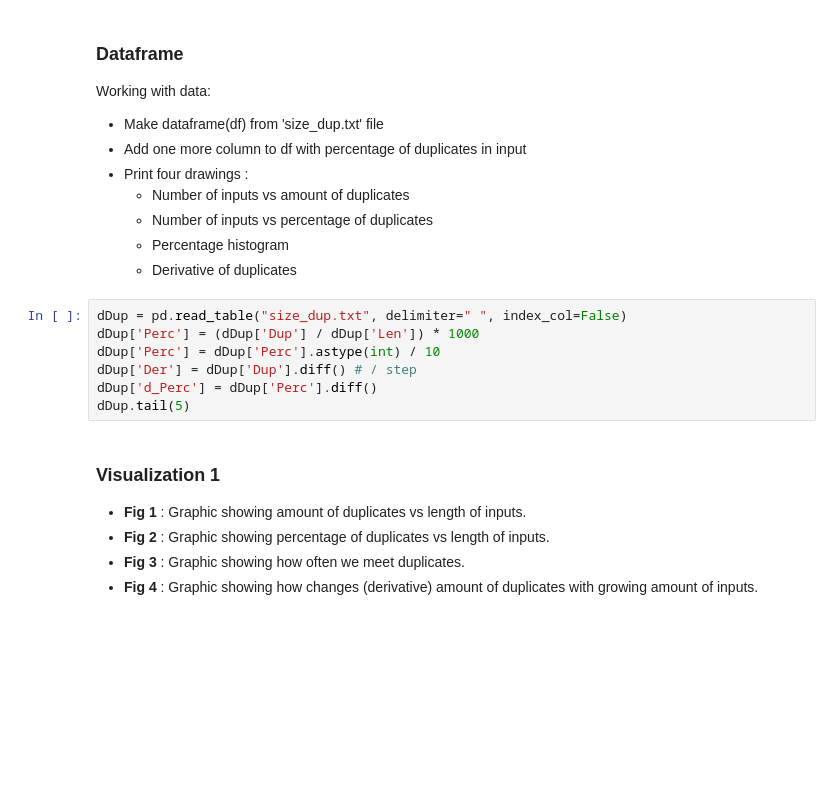
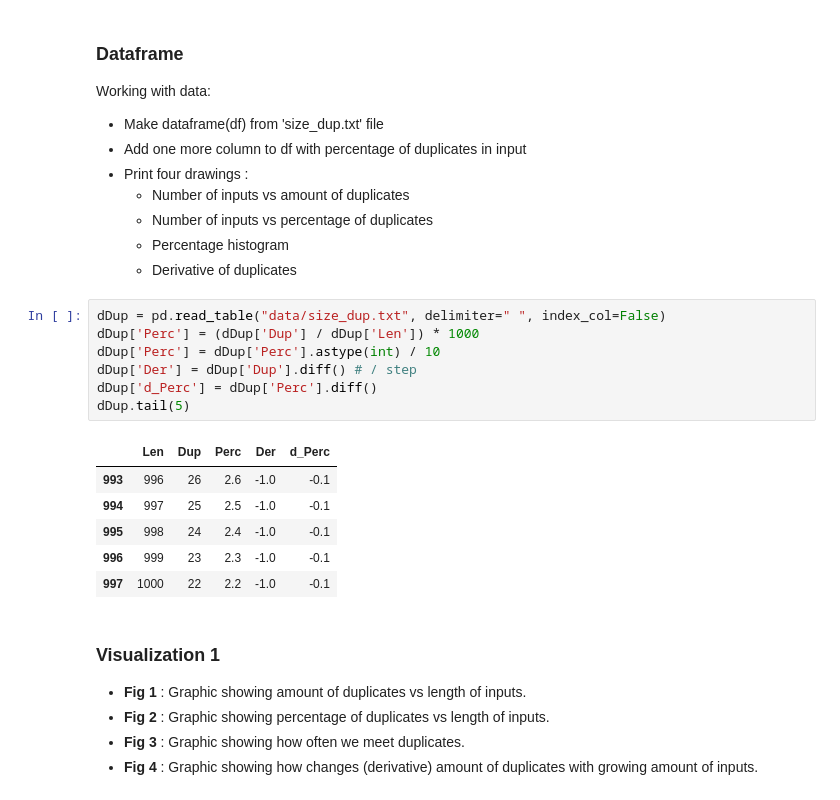
Before and after one commit to vbekasov/cpp, a Jupyter notebook: bt_analise.ipynb, the cells around one changed output. Saved outputs shown, nothing was run; the diff lists cells and outputs as text; blank space fills up the shorter version.

```diff
--- a/bt_analise.ipynb
+++ b/bt_analise.ipynb
@@ -68,12 +70,19 @@ Working with data:
     * Percentage histogram
     * Derivative of duplicates
 # %%
-dDup = pd.read_table("size_dup.txt", delimiter=" ", index_col=False)
+dDup = pd.read_table("data/size_dup.txt", delimiter=" ", index_col=False)
 dDup['Perc'] = (dDup['Dup'] / dDup['Len']) * 1000
 dDup['Perc'] = dDup['Perc'].astype(int) / 10
 dDup['Der'] = dDup['Dup'].diff() # / step
 dDup['d_Perc'] = dDup['Perc'].diff()
 dDup.tail(5)
+# %% [output]
+|  | Len | Dup | Perc | Der | d_Perc |
+| 993 | 996 | 26 | 2.6 | -1.0 | -0.1 |
+| 994 | 997 | 25 | 2.5 | -1.0 | -0.1 |
+| 995 | 998 | 24 | 2.4 | -1.0 | -0.1 |
+| 996 | 999 | 23 | 2.3 | -1.0 | -0.1 |
+| 997 | 1000 | 22 | 2.2 | -1.0 | -0.1 |
 # %% [markdown]
 ### Visualization 1
 
```
Also changed, not shown: parts of 6 cells of this notebook, 12 other files.
